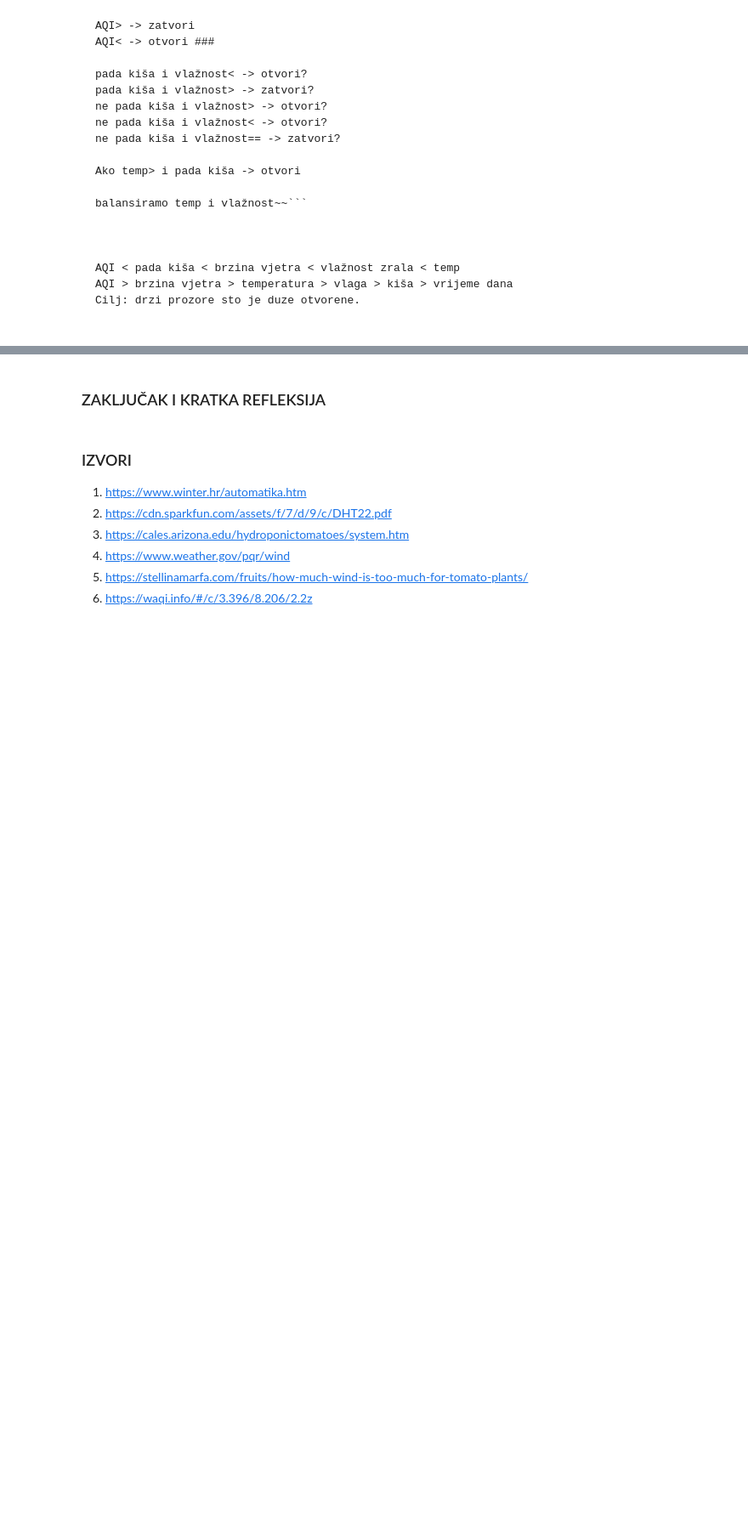
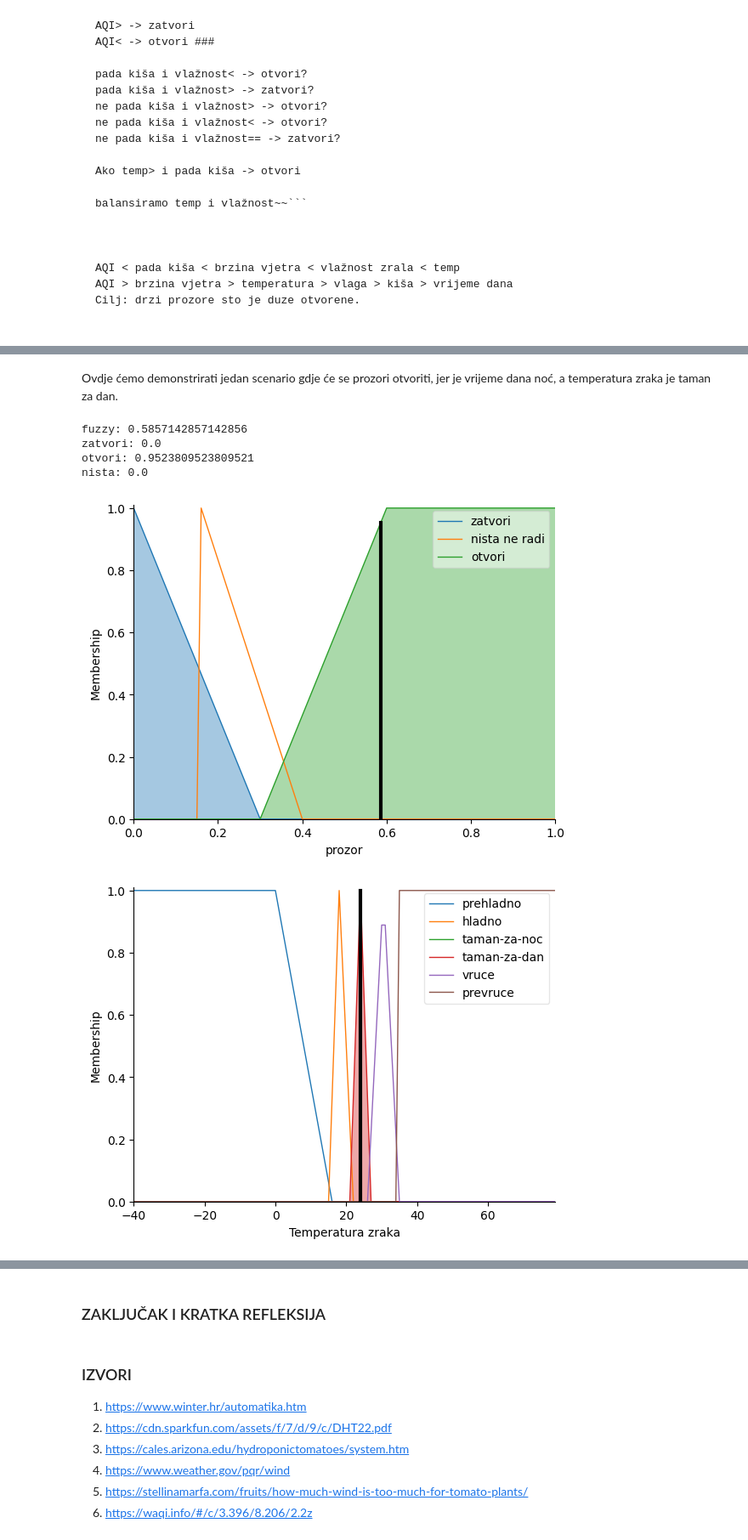
Before and after one commit to Ljut/greenhouse-fuzzy-window-controller, a Jupyter notebook: main.ipynb, the cells around one changed output, grey strips where cells are left out. Shown at 85% size. Cells and saved outputs as stored; diff of their text form; code cells hidden in the pictures; blank space fills up the shorter version.

```diff
--- a/main.ipynb
+++ b/main.ipynb
@@ -478,0 +663,23 @@ Window state (0=closed, 1=open): 0.49999999999999994
+# %% [markdown]
+Ovdje ćemo demonstrirati jedan scenario gdje će se prozori otvoriti, jer je vrijeme dana noć, a temperatura zraka je taman za dan.
+# %%
+varijable = {
+    "TemperaturaZraka":24,
+    "VlaznostZraka":84,
+    "BrzinaVjetra":2.65,
+    "AQI":3,
+    "DaLiPadaKisa":False,
+    "VrijemeDana":1,
+}
+
+vektor = np.array(list(varijable.values()))
+
+fuzzy, zatvori, otvori, nista = paradajz_fuzzy(vektor)
+ispis(fuzzy, zatvori, otvori, nista)
+# %% [output]
+fuzzy: 0.5857142857142856
+zatvori: 0.0
+otvori: 0.9523809523809521
+nista: 0.0
+[figure, added]
+[figure, added]
```
Also changed, not shown: parts of 13 cells of this notebook, 2 other files.
